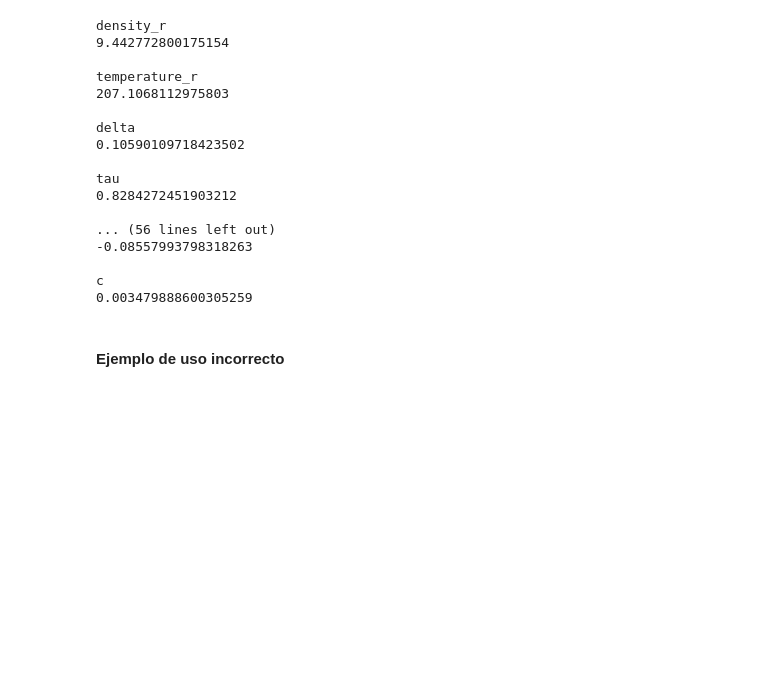
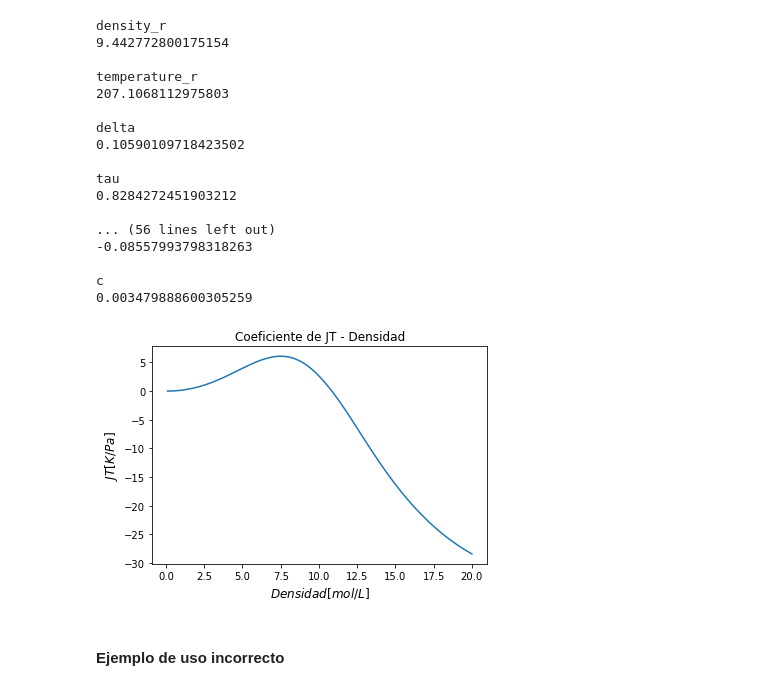
Before and after one commit to fedebenelli/PyForFluids, a Jupyter notebook: Presentación.ipynb, the cells around one changed output. Drawn from its saved outputs; the diff is of its cells as text; code cells hidden in the pictures; blank space fills up the shorter version.

Commit message:
Plot

```diff
--- a/Presentación.ipynb
+++ b/Presentación.ipynb
@@ -275,6 +276,18 @@ tau
 
 c
 0.003479888600305259
+# %%
+# Cálculo de una isoterma dado un cierto rango de densidad y un valor determinado de temperatura
+density_range = np.linspace(0.1,20,100)
+jts = fluid.isotherm(density_range)['jt']
+# %%
+plt.plot(density_range,jts)
+plt.title('Coeficiente de JT - Densidad')
+plt.xlabel(r'$Densidad[mol/L]$',fontsize=12)
+plt.ylabel(r'$JT [K/Pa]$',fontsize=12)
+plt.show()
+# %% [output]
+[figure, added]
 # %% [markdown]
 #### Ejemplo de uso incorrecto
 # %%
```
Also changed, not shown: parts of 1 cell of this notebook.
